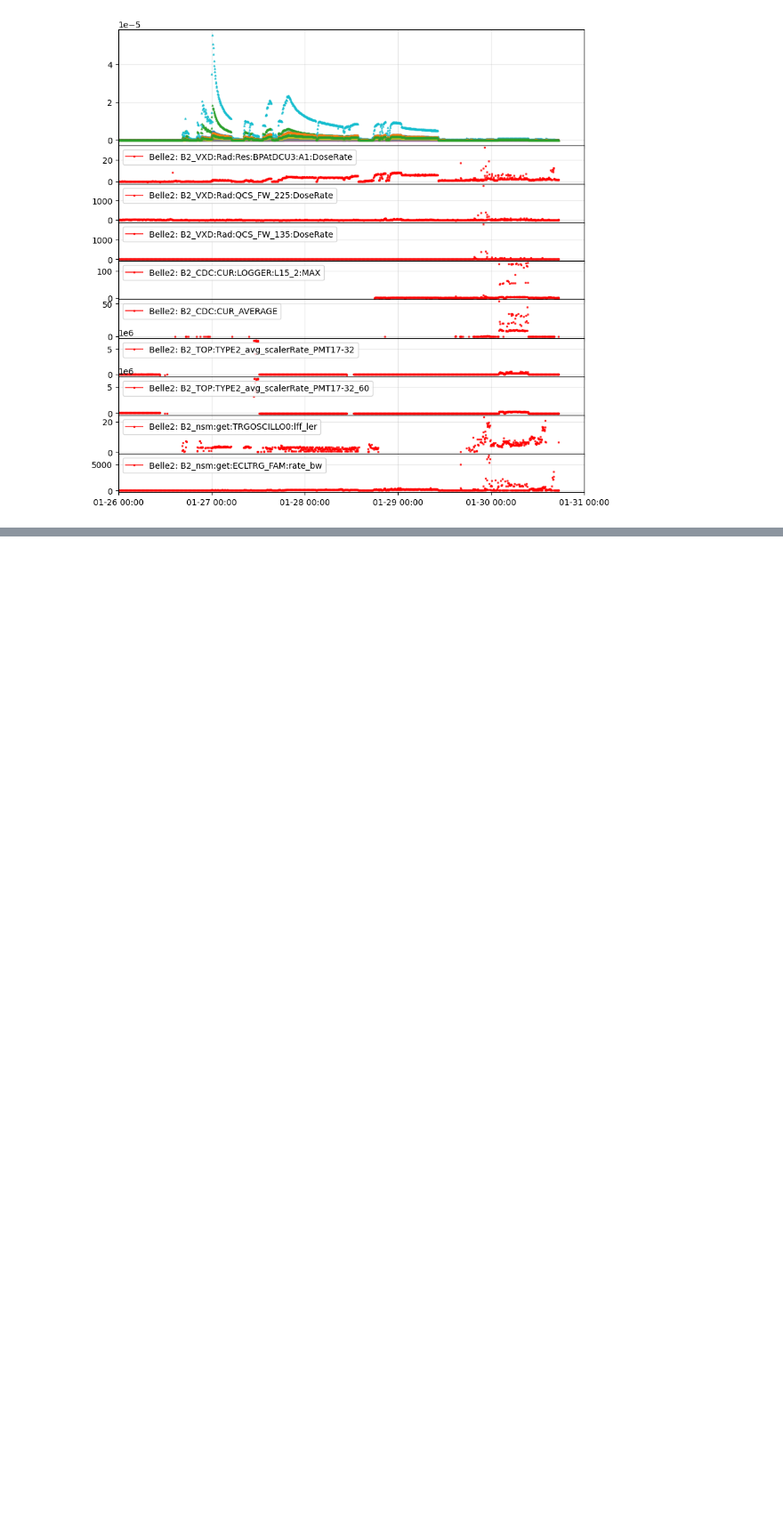
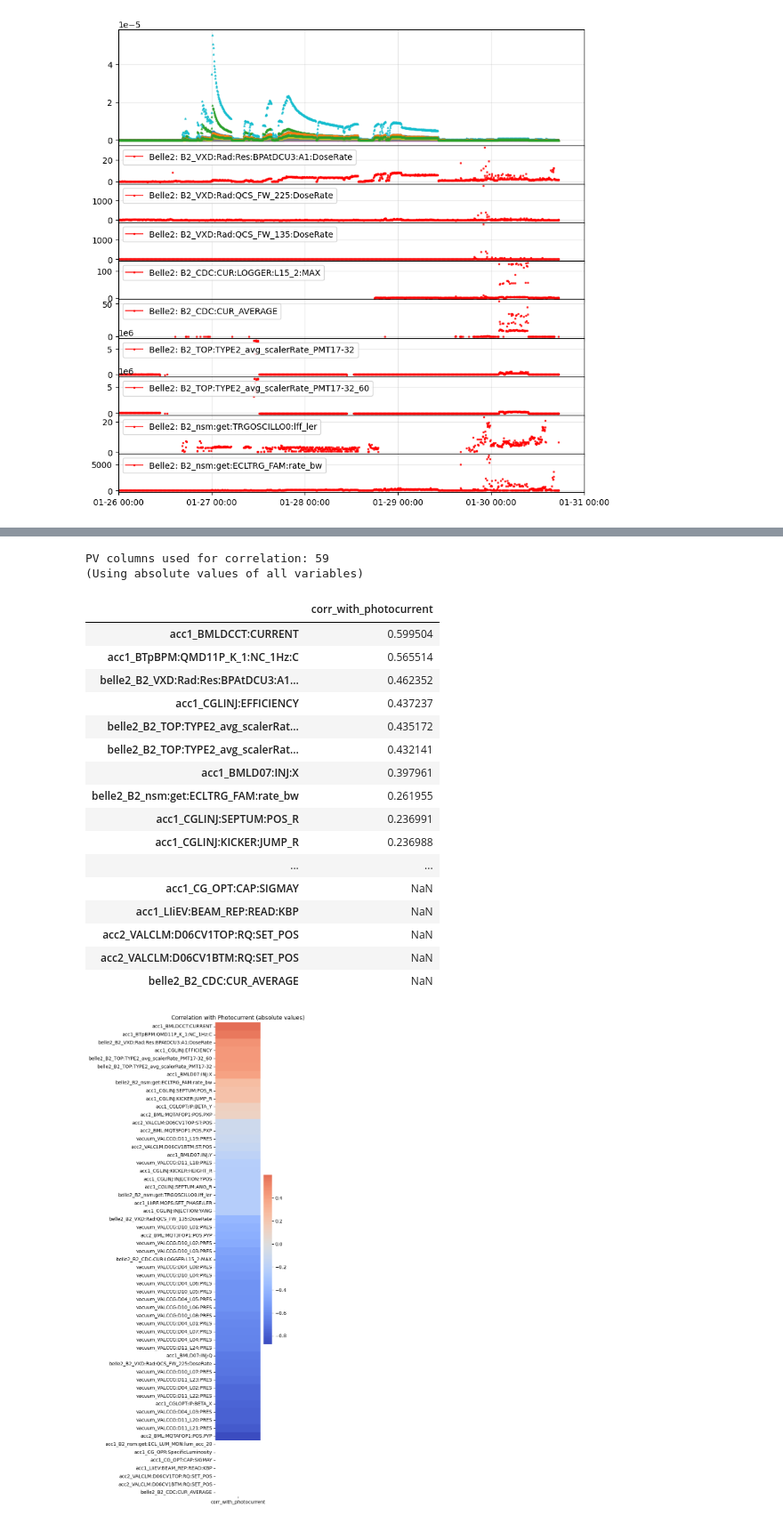
Before and after one commit to xylulu/SBL_code, a Jupyter notebook: multi_plot.ipynb, the cells around one changed output, grey strips where cells are left out. Shown at 89% size. Cells and saved outputs as stored; diff of their text form; code cells hidden in the pictures; blank space fills up the shorter version.

Commit message:
correlation

```diff
--- a/multi_plot.ipynb
+++ b/multi_plot.ipynb
@@ -484,0 +548,47 @@ Saved acc_group1_14.png and acc_group2_13.png
+# %%
+# Correlate all PV values with photocurrent + heatmap (using absolute values)
+meta_cols = {"event_time", "event_time_str", "photocurrent_mA"}
+exclude_suffixes = ("__Timestamp", "__time_delta_s")
+pv_cols = [
+    c for c in event_values_df.columns
+    if c not in meta_cols and not c.endswith(exclude_suffixes)
+    and pd.api.types.is_numeric_dtype(event_values_df[c])
+ ]
+
+# Create a copy with absolute values for correlation calculation
+event_values_abs = event_values_df[pv_cols + ["photocurrent_mA"]].abs()
+
+corr_series = event_values_abs[pv_cols].corrwith(event_values_abs["photocurrent_mA"])
+corr_df = corr_series.to_frame(name="corr_with_photocurrent").sort_values(by="corr_with_photocurrent", ascending=False)
+
+print(f"PV columns used for correlation: {len(pv_cols)}")
+print("(Using absolute values of all variables)")
+display(corr_df)
+
+# Heatmap (single-column correlation view)
+plt.figure(figsize=(6, max(6, len(corr_df) * 0.25)))
+sns.heatmap(corr_df, cmap="coolwarm", center=0, cbar=True)
+plt.title("Correlation with Photocurrent (absolute values)")
+plt.tight_layout()
+plt.show()
+# %% [output]
+PV columns used for correlation: 59
+(Using absolute values of all variables)
+|  | corr_with_photocurrent |
+| acc1_BMLDCCT:CURRENT | 0.599504 |
+| acc1_BTpBPM:QMD11P_K_1:NC_1Hz:C | 0.565514 |
+| belle2_B2_VXD:Rad:Res:BPAtDCU3:A1... | 0.462352 |
+| acc1_CGLINJ:EFFICIENCY | 0.437237 |
+| belle2_B2_TOP:TYPE2_avg_scalerRat... | 0.435172 |
+| belle2_B2_TOP:TYPE2_avg_scalerRat... | 0.432141 |
+| acc1_BMLD07:INJ:X | 0.397961 |
+| belle2_B2_nsm:get:ECLTRG_FAM:rate_bw | 0.261955 |
+| acc1_CGLINJ:SEPTUM:POS_R | 0.236991 |
+| acc1_CGLINJ:KICKER:JUMP_R | 0.236988 |
+| ... | ... |
+| acc1_CG_OPT:CAP:SIGMAY | NaN |
+| acc1_LIiEV:BEAM_REP:READ:KBP | NaN |
+| acc2_VALCLM:D06CV1TOP:RQ:SET_POS | NaN |
+| acc2_VALCLM:D06CV1BTM:RQ:SET_POS | NaN |
+| belle2_B2_CDC:CUR_AVERAGE | NaN |
+[figure, added]
```
Also changed, not shown: parts of 4 cells of this notebook, 6 other files.
